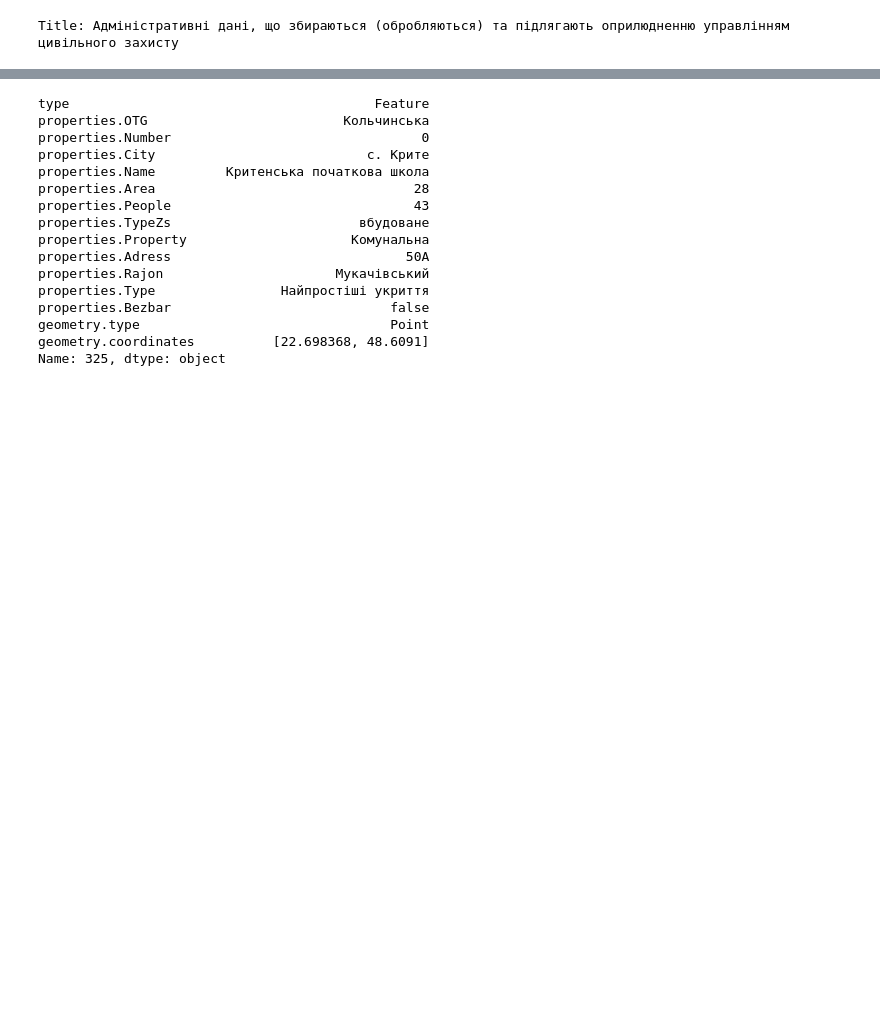
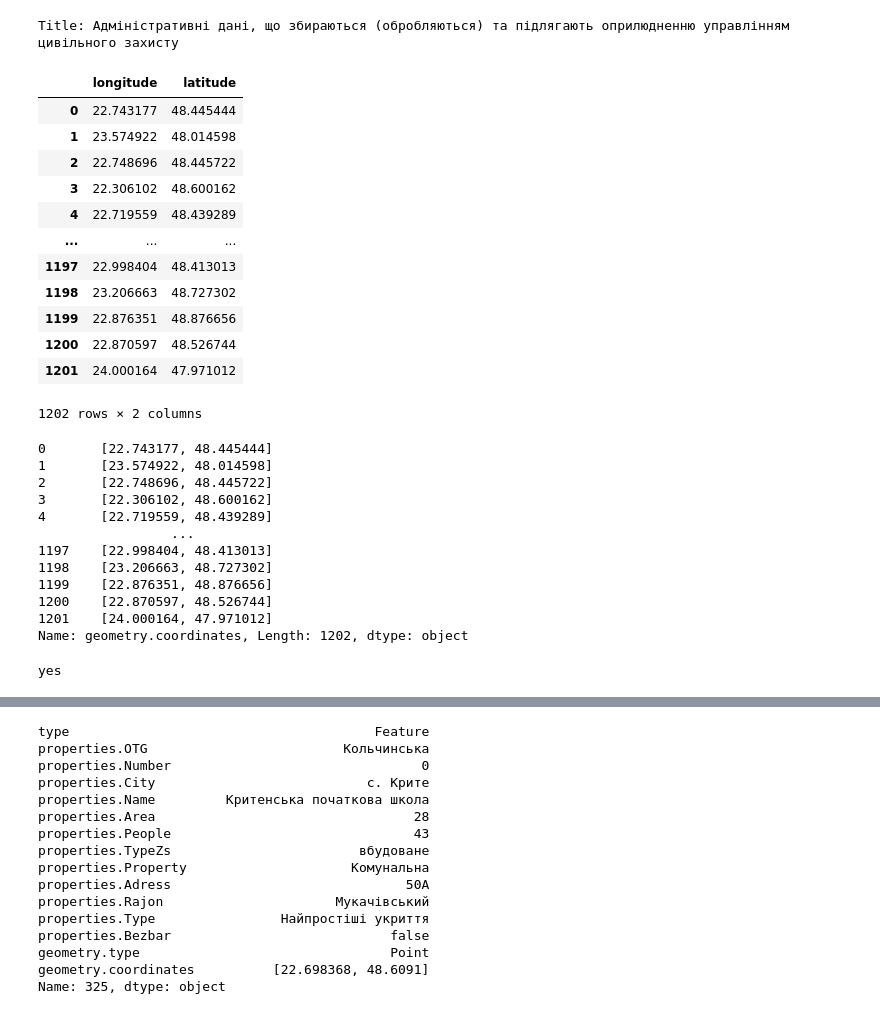
Before and after one commit to nomad1611/TranscarpathiaBombshelterMap, a Jupyter notebook: notebooks/APIbombshelterZak.ipynb, the cells around one changed output, grey strips where cells are left out. Cells and saved outputs as stored; diff of their text form; code cells hidden in the pictures; blank space fills up the shorter version.

```diff
--- a/notebooks/APIbombshelterZak.ipynb
+++ b/notebooks/APIbombshelterZak.ipynb
@@ -36,4 +36,60 @@ except Exception as e:
     print(f"An unexpected error ocurred: {e};")
 # %% [output]
 Title: Адміністративні дані, що збираються (обробляються) та підлягають оприлюдненню управлінням цивільного захисту
+# %%
+def clean_num(s:pd.Series) -> pd.Series:
+    s_Num = s.astype(dtype=str)
+    s_Num = s_Num.str.replace(r'\s+', '', regex=True)
+    s_Num = s_Num.str.replace(r'[А-Яа-яA-za-z]', '', regex=True)
+
+    regexQuotes = r'[“”„\?»«]'
+    s_Num = s_Num.str.replace(regexQuotes, '', regex=True)
+
+    s_Num = s_Num.str.replace(',' , '.')
+
+    s_Num = s_Num.str.strip()
+
+    return pd.to_numeric(s_Num)
+# %%
+coords_df = pd.DataFrame(df_bombshelter['geometry.coordinates'].to_list(), index = df_bombshelter.index)
+
+coords_df[0] = clean_num(coords_df[0])
+coords_df[1] = clean_num(coords_df[1])
+
+coords_df = coords_df.rename(columns={ 0:'longitude', 1:'latitude'})
+display(coords_df)
+display(df_bombshelter['geometry.coordinates'])
+# %% [output]
+|  | longitude | latitude |
+| 0 | 22.743177 | 48.445444 |
+| 1 | 23.574922 | 48.014598 |
+| 2 | 22.748696 | 48.445722 |
+| 3 | 22.306102 | 48.600162 |
+| 4 | 22.719559 | 48.439289 |
+| ... | ... | ... |
+| 1197 | 22.998404 | 48.413013 |
+| 1198 | 23.206663 | 48.727302 |
+| 1199 | 22.876351 | 48.876656 |
+| 1200 | 22.870597 | 48.526744 |
+| 1201 | 24.000164 | 47.971012 |
+1202 rows × 2 columns
+0       [22.743177, 48.445444]
+1       [23.574922, 48.014598]
+2       [22.748696, 48.445722]
+3       [22.306102, 48.600162]
+4       [22.719559, 48.439289]
+                 ...
+1197    [22.998404, 48.413013]
+1198    [23.206663, 48.727302]
+1199    [22.876351, 48.876656]
+1200    [22.870597, 48.526744]
+1201    [24.000164, 47.971012]
+Name: geometry.coordinates, Length: 1202, dtype: object
+# %%
+if coords_df['longitude'].dtype == float:
+    print('yes')
+else:
+    print(coords_df['longitude'].dtype)
+# %% [output]
+yes
 # %%
```
Also changed, not shown: parts of 2 cells of this notebook, 1 other file.
